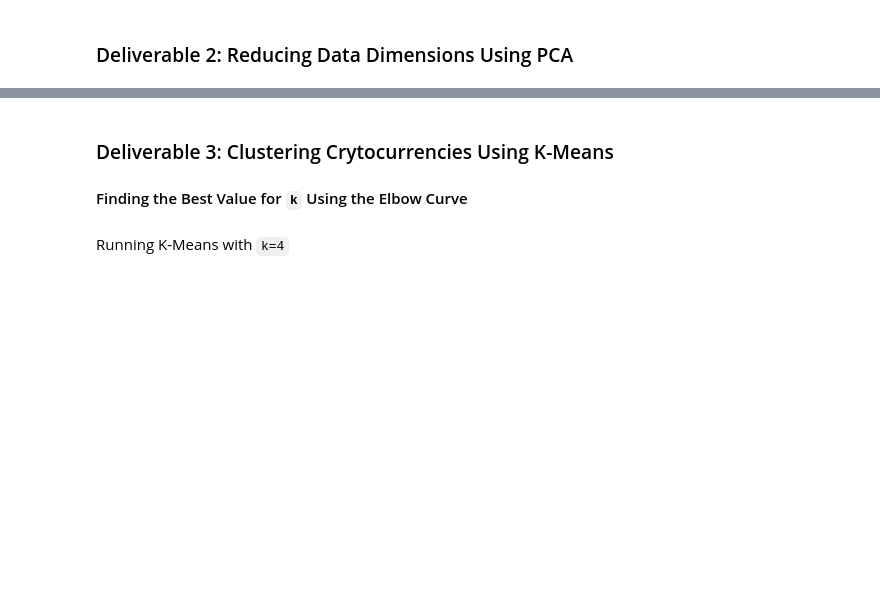
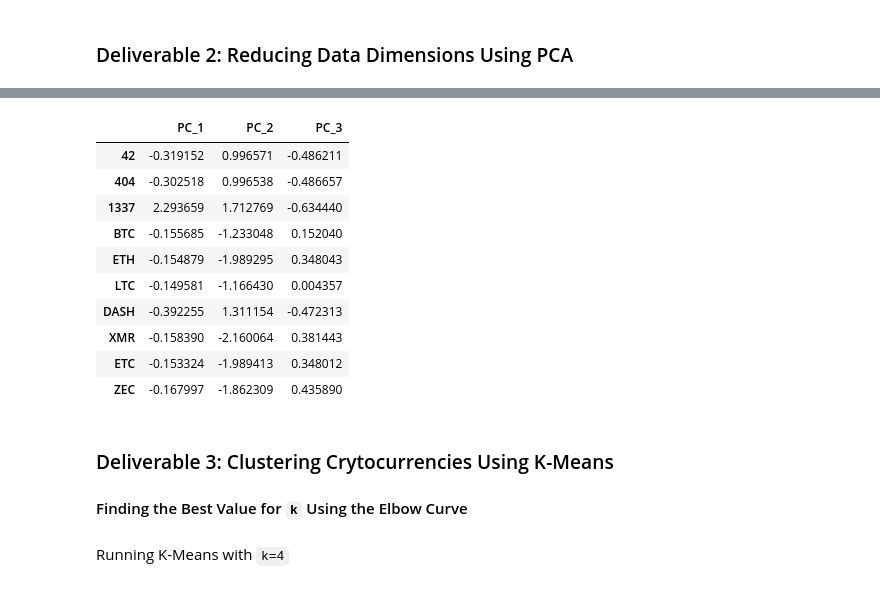
Before and after one commit to rkaysen63/Cryptocurrencies, a Jupyter notebook: crypto_clustering.ipynb, the cells around one changed output, grey strips where cells are left out. Cells and saved outputs as stored; diff of their text form; code cells hidden in the pictures; blank space fills up the shorter version.

```diff
--- a/crypto_clustering.ipynb
+++ b/crypto_clustering.ipynb
@@ -200,4 +224,5 @@ file_path = Path("Resources/X.csv")
 X.to_csv(file_path, index=False)
 # %%
 # Standardize the data with StandardScaler().
-# YOUR CODE HERE
+X_scaled = StandardScaler().fit_transform(X)
+print(X_scaled[0:5])
@@ -205,4 +248,6 @@ X.to_csv(file_path, index=False)
 ### Deliverable 2: Reducing Data Dimensions Using PCA
 # %%
 # Using PCA to reduce dimension to three principal components.
-# YOUR CODE HERE
+# Initialize PCA model
+pca = PCA(n_components=3).fit_transform(X_scaled)
+pca
@@ -212,3 +262,21 @@ X.to_csv(file_path, index=False)
+# %%
+# Transform PCA to a DataFrame with the three principal components.
+
+df_pca = pd.DataFrame(data=pca,
+                      columns=["PC_1","PC_2","PC_3"], index=X.index)
+df_pca.head(10)
+# %% [output]
+|  | PC_1 | PC_2 | PC_3 |
+| 42 | -0.319152 | 0.996571 | -0.486211 |
+| 404 | -0.302518 | 0.996538 | -0.486657 |
+| 1337 | 2.293659 | 1.712769 | -0.634440 |
+| BTC | -0.155685 | -1.233048 | 0.152040 |
+| ETH | -0.154879 | -1.989295 | 0.348043 |
+| LTC | -0.149581 | -1.166430 | 0.004357 |
+| DASH | -0.392255 | 1.311154 | -0.472313 |
+| XMR | -0.158390 | -2.160064 | 0.381443 |
+| ETC | -0.153324 | -1.989413 | 0.348012 |
+| ZEC | -0.167997 | -1.862309 | 0.435890 |
 # %% [markdown]
 ### Deliverable 3: Clustering Crytocurrencies Using K-Means
 
```
Also changed, not shown: parts of 8 cells of this notebook.
